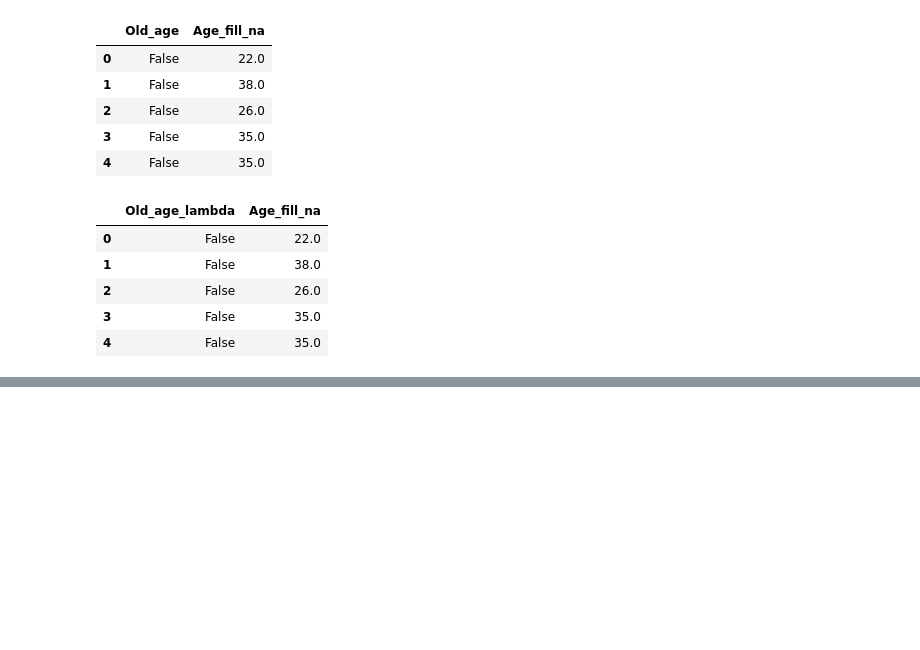
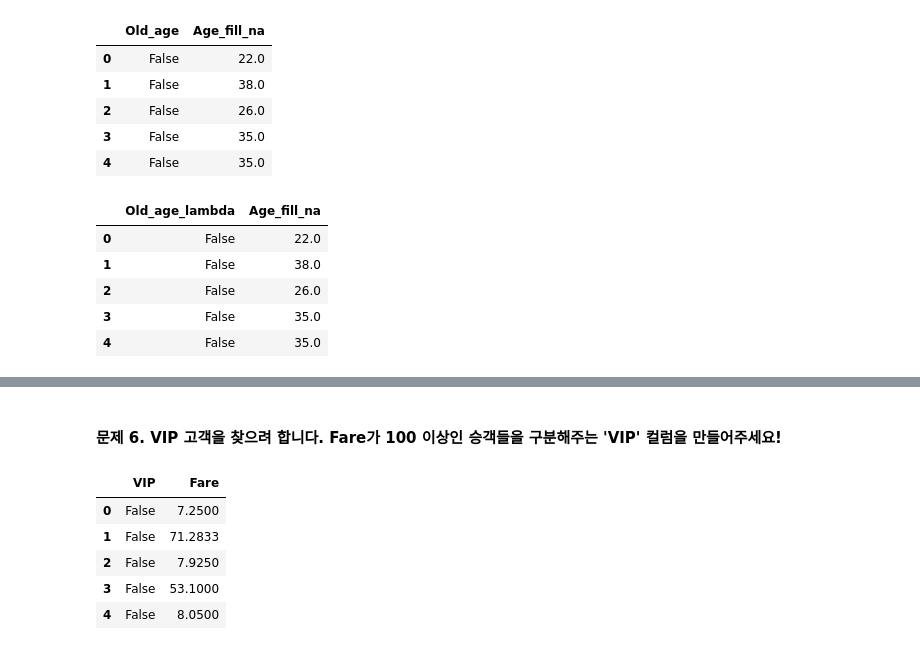
Before and after one commit to ygej/study, a Jupyter notebook: love_python/python_booklearning_20210403.ipynb, the cells around one changed output, grey strips where cells are left out. Cells and saved outputs as stored; diff of their text form; code cells hidden in the pictures; blank space fills up the shorter version.

```diff
--- a/love_python/python_booklearning_20210403.ipynb
+++ b/love_python/python_booklearning_20210403.ipynb
@@ -524,0 +618,15 @@ titanic_df[['Old_age_lambda','Age_fill_na']].head()
+# %% [markdown]
+#### 문제 6. VIP 고객을 찾으려 합니다. Fare가 100 이상인 승객들을 구분해주는 'VIP' 컬럼을 만들어주세요!
+# %%
+# Write your code here!
+titanic_df['VIP'] = titanic_df['Fare'].apply(lambda age: age >= 100)
+
+titanic_df['VIP'] = titanic_df['Fare'].apply(find_vip)
+titanic_df[['VIP','Fare']].head()
+# %% [output]
+|  | VIP | Fare |
+| 0 | False | 7.2500 |
+| 1 | False | 71.2833 |
+| 2 | False | 7.9250 |
+| 3 | False | 53.1000 |
+| 4 | False | 8.0500 |
```
Also changed, not shown: parts of 14 cells of this notebook, 1 other file.
